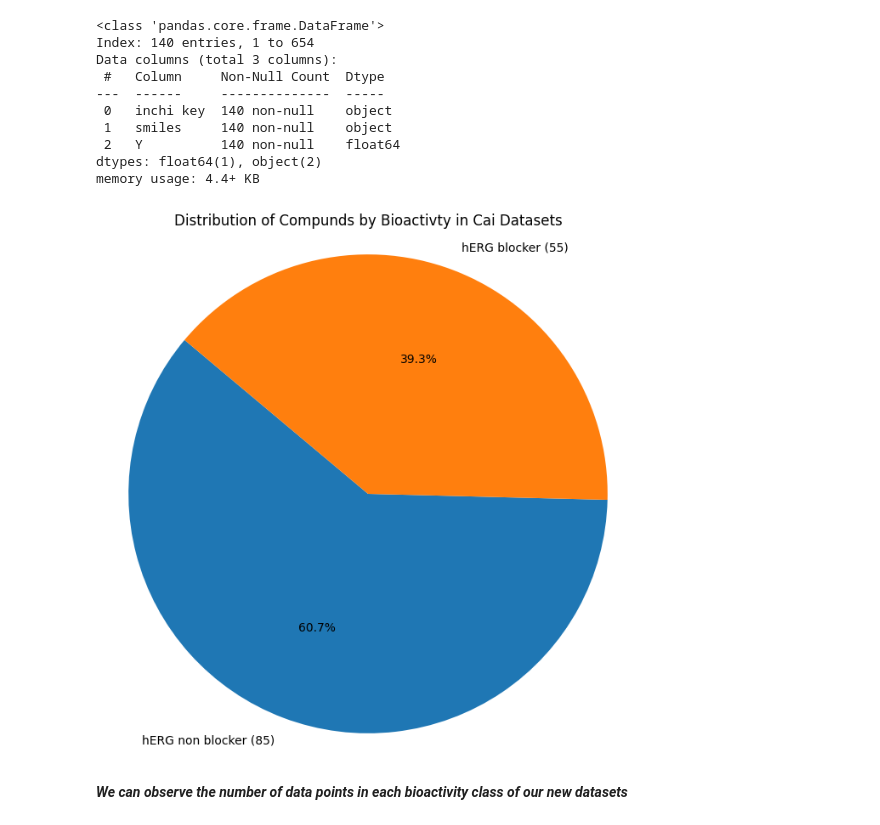
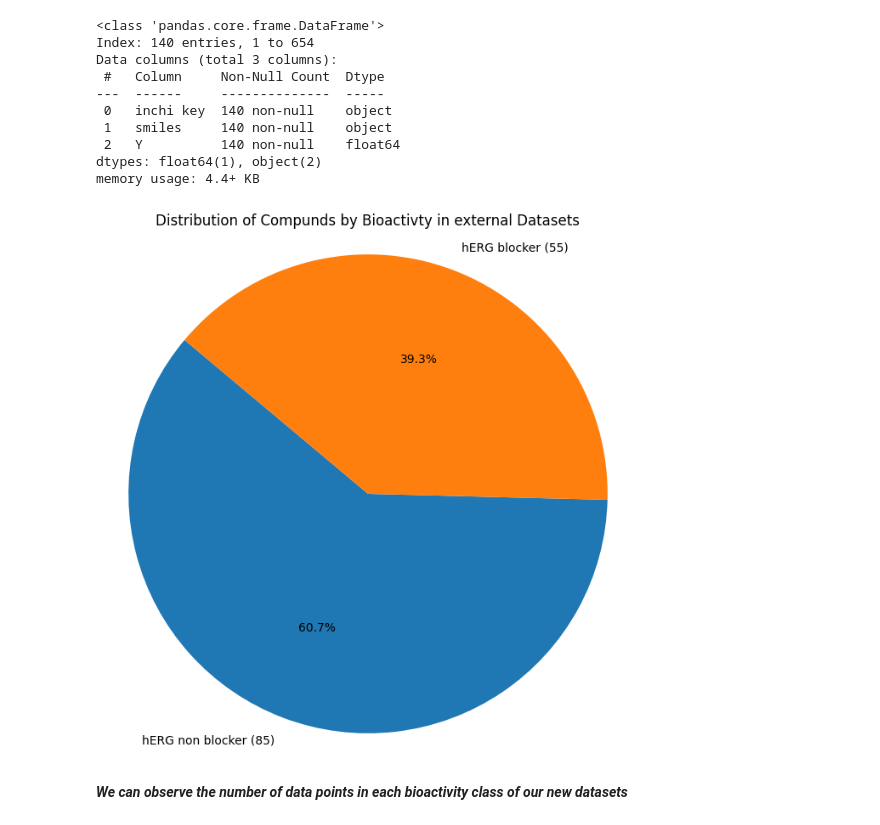
Before and after one commit to Malikbadmus/model-validation-eos30f3, a Jupyter notebook: notebooks/02_external_validation.ipynb, the cells around one changed output. Cells and saved outputs as stored; diff of their text form; code cells hidden in the pictures.

```diff
--- a/notebooks/02_external_validation.ipynb
+++ b/notebooks/02_external_validation.ipynb
@@ -107,7 +107,7 @@ memory usage: 493.2+ KB
 # %%
 
 common_values = df['inchi key'].isin(cai_dataset['inchi key'])
-matching_rows_index = df[common_values].index
-matching_rows = df.loc[matching_rows_index]
+same_val = df[common_values].index
+matching_rows = df.loc[same_val]
 
 matching_rows.head(10)
@@ -129,5 +141,5 @@ memory usage: 16.1+ KB
 # %%
-df.drop(matching_rows_index, inplace=True)
+df.drop(same_val, inplace=True)
 # %%
 df.info()
 # %% [output]
@@ -144,17 +156,17 @@ memory usage: 4.4+ KB
 # %%
 class_counts = df['Y'].value_counts()
 class_names = {0: 'hERG non blocker', 1: 'hERG blocker'}
 
 # Create a pie chart
 plt.figure(figsize=(8, 8))
 wedges, texts, autotexts = plt.pie(class_counts, labels=class_counts.index.map(class_names), autopct='%1.1f%%', startangle=140)
 for i, label in enumerate(texts):
     label.set_text(f"{label.get_text()} ({class_counts[i]})")
 
-plt.title('Distribution of Compunds by Bioactivty in Cai Datasets')
+plt.title('Distribution of Compunds by Bioactivty in external Datasets')
 plt.axis('equal')
 plt.show()
 # %% [output]
-[figure, old version]
+[figure, new version]
 # %% [markdown]
 ***We can observe the number of data points in each bioactivity class of our new datasets***
```
Also changed, not shown: parts of 4 cells of this notebook.
